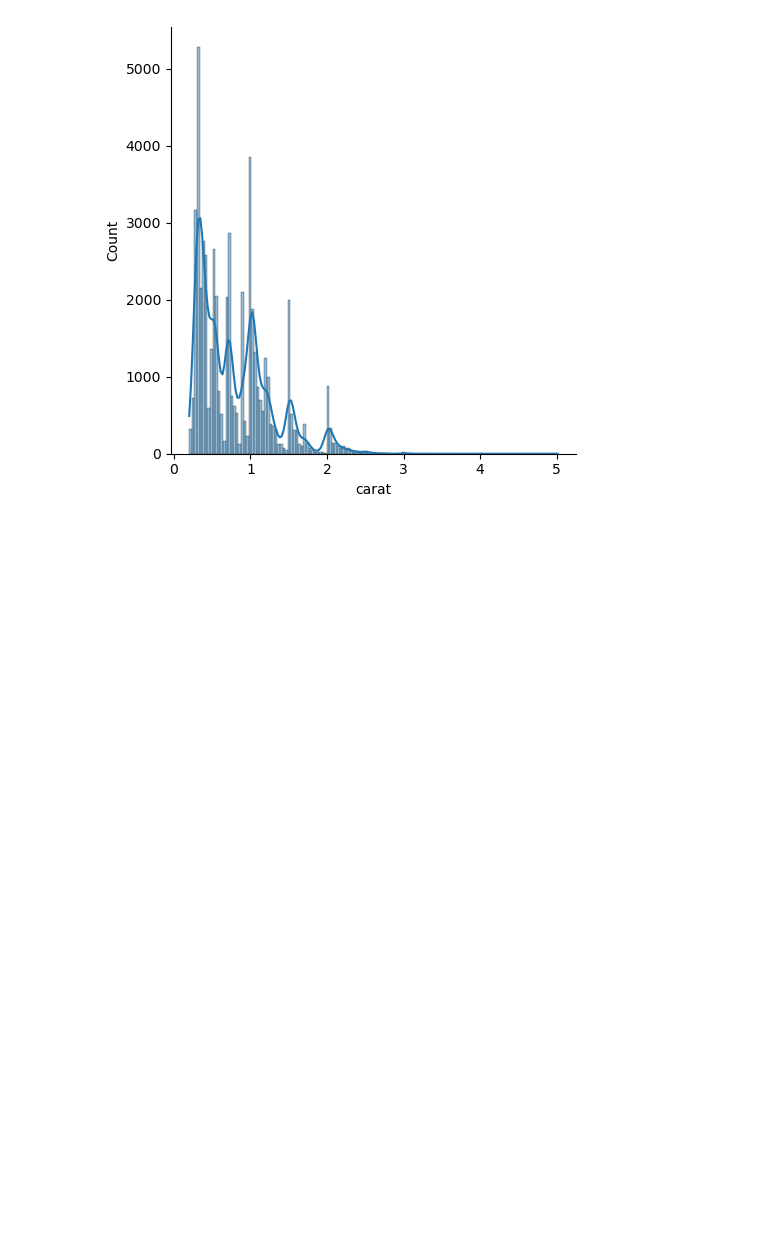
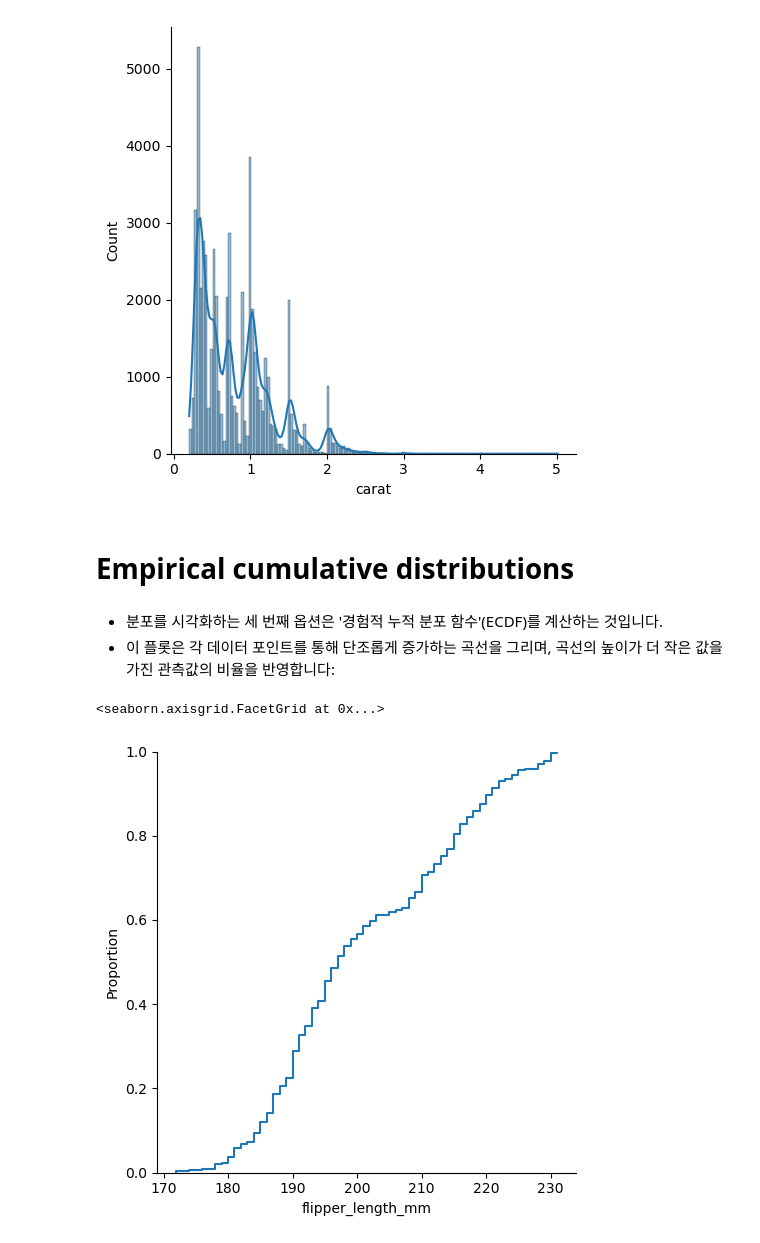
Before and after one commit to Daconic/Seaborn_tutorial_KOR, a Jupyter notebook: Visualizing distributions of data.ipynb, the cells around one changed output. Cells and saved outputs as stored; diff of their text form; code cells hidden in the pictures; blank space fills up the shorter version.

```diff
--- a/Visualizing distributions of data.ipynb
+++ b/Visualizing distributions of data.ipynb
@@ -225,3 +225,13 @@ sns.displot(diamonds, x="carat");
 sns.displot(diamonds, x="carat", kde=True);
 # %% [output]
 [figure]
+# %% [markdown]
+# Empirical cumulative distributions
+# %% [markdown]
+- 분포를 시각화하는 세 번째 옵션은 '경험적 누적 분포 함수'(ECDF)를 계산하는 것입니다.
+- 이 플롯은 각 데이터 포인트를 통해 단조롭게 증가하는 곡선을 그리며, 곡선의 높이가 더 작은 값을 가진 관측값의 비율을 반영합니다:
+# %%
+sns.displot(penguins, x="flipper_length_mm", kind="ecdf")
+# %% [output]
+<seaborn.axisgrid.FacetGrid at 0x...>
+[figure, added]
```
Also changed, not shown: parts of 23 cells of this notebook.
